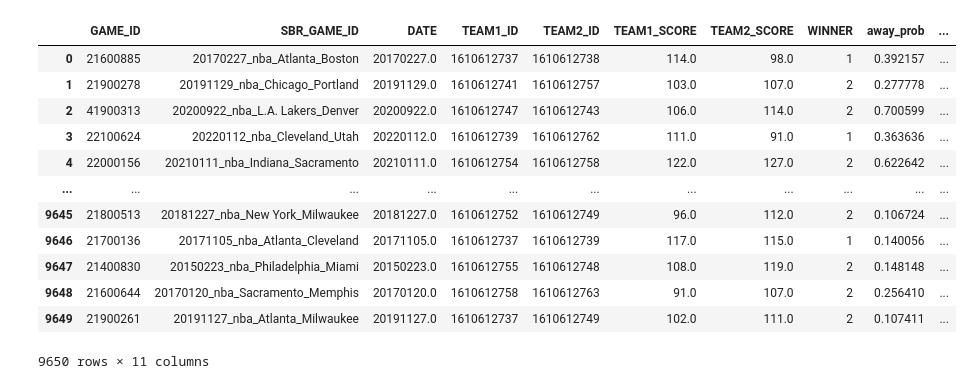
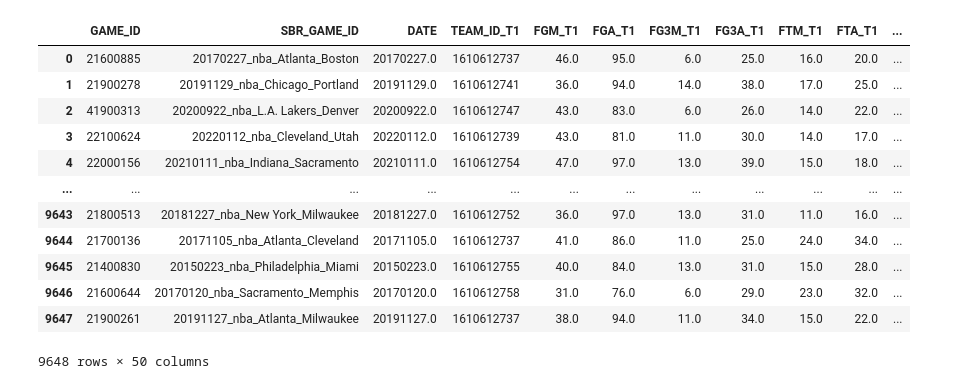
Before and after one commit to iiisong/ML-NBA-Betting, a Jupyter notebook: data_proc/team_info.ipynb, the cells around one changed output. Saved outputs shown, nothing was run; the diff lists cells and outputs as text; code cells hidden in the pictures.

```diff
--- a/data_proc/team_info.ipynb
+++ b/data_proc/team_info.ipynb
@@ -6,4 +6,5 @@ from progressbar import progressbar
 # %%
 pd.set_option('display.max_columns', 50)
 pd.set_option('display.max_rows', 400)
-pd.options.mode.chained_assignment = None  # default='warn'
+pd.options.display.float_format = '{:5}'.format
+# pd.options.display.max_rows = None
@@ -192,9 +133,9 @@ def games_basic_master(boxscore_dir:str="../data/nba_boxscores",
     '''
 
     if not os.path.isfile("final_scores.csv"):
-        finalscore_df = process_box_scores(boxscore_dir)
+        games_stats = process_box_scores(boxscore_dir)[1]
     else:
-        finalscore_df = pd.read_csv("final_scores.csv")
+        games_stats = pd.read_csv("games_stats.csv")
 
     if not os.path.isfile("game_id_proc.csv"):
         game_id_df = game_id_df(gamelogs_dir)
@@ -234,47 +175,47 @@ def games_basic_master(boxscore_dir:str="../data/nba_boxscores",
     f = os.path.join(bets_dir, f"nba_historical_total.csv")
 
     df = pd.read_csv(f)
     df.dropna(inplace=True)
     df.drop(df[(df["away_line"] != df["home_line"])].index, inplace=True) # home line equal away line
     df.drop(["sport", "date", "bet_type", "away", "home", "home_line"], axis=1, inplace=True)
     df.rename(columns={"away_line": "away_total"}, inplace=True)
     bets_master = bets_master.merge(df, on="game_id", how="outer")
 
     bets_master.dropna(subset=["away_prob", "away_spread", "away_total"], inplace=True)
 
     # final scores
-    master_df = finalscore_df
+    master_df = games_stats
 
     # game ids
     master_df = master_df.merge(game_id_df, on="GAME_ID")
     master_df.insert(1, "SBR_GAME_ID", master_df.pop("SBR_GAME_ID"))
 
     # betting lines
     master_df = master_df.merge(bets_master, left_on="SBR_GAME_ID", right_on="game_id")
     master_df.drop("game_id", axis=1, inplace=True)
     master_df.insert(2, "DATE", master_df.pop("date"))
 
     if to_file:
         master_df.to_csv("games_basic_master.csv", index=False)
 
     return master_df
 
 
 games_basic_master(to_file=True)
 # %% [output]
-|  | GAME_ID | SBR_GAME_ID | DATE | TEAM1_ID | TEAM2_ID | TEAM1_SCORE | TEAM2_SCORE | WINNER | away_prob | ... |
-| 0 | 21600885 | 20170227_nba_Atlanta_Boston | 20170227.0 | 1610612737 | 1610612738 | 114.0 | 98.0 | 1 | 0.392157 | ... |
-| 1 | 21900278 | 20191129_nba_Chicago_Portland | 20191129.0 | 1610612741 | 1610612757 | 103.0 | 107.0 | 2 | 0.277778 | ... |
-| 2 | 41900313 | 20200922_nba_L.A. Lakers_Denver | 20200922.0 | 1610612747 | 1610612743 | 106.0 | 114.0 | 2 | 0.700599 | ... |
-| 3 | 22100624 | 20220112_nba_Cleveland_Utah | 20220112.0 | 1610612739 | 1610612762 | 111.0 | 91.0 | 1 | 0.363636 | ... |
-| 4 | 22000156 | 20210111_nba_Indiana_Sacramento | 20210111.0 | 1610612754 | 1610612758 | 122.0 | 127.0 | 2 | 0.622642 | ... |
-| ... | ... | ... | ... | ... | ... | ... | ... | ... | ... | ... |
-| 9645 | 21800513 | 20181227_nba_New York_Milwaukee | 20181227.0 | 1610612752 | 1610612749 | 96.0 | 112.0 | 2 | 0.106724 | ... |
-| 9646 | 21700136 | 20171105_nba_Atlanta_Cleveland | 20171105.0 | 1610612737 | 1610612739 | 117.0 | 115.0 | 1 | 0.140056 | ... |
-| 9647 | 21400830 | 20150223_nba_Philadelphia_Miami | 20150223.0 | 1610612755 | 1610612748 | 108.0 | 119.0 | 2 | 0.148148 | ... |
-| 9648 | 21600644 | 20170120_nba_Sacramento_Memphis | 20170120.0 | 1610612758 | 1610612763 | 91.0 | 107.0 | 2 | 0.256410 | ... |
-| 9649 | 21900261 | 20191127_nba_Atlanta_Milwaukee | 20191127.0 | 1610612737 | 1610612749 | 102.0 | 111.0 | 2 | 0.107411 | ... |
+|  | GAME_ID | SBR_GAME_ID | DATE | TEAM_ID_T1 | FGM_T1 | FGA_T1 | FG3M_T1 | FG3A_T1 | FTM_T1 | FTA_T1 | ... |
+| 0 | 21600885 | 20170227_nba_Atlanta_Boston | 20170227.0 | 1610612737 | 46.0 | 95.0 | 6.0 | 25.0 | 16.0 | 20.0 | ... |
+| 1 | 21900278 | 20191129_nba_Chicago_Portland | 20191129.0 | 1610612741 | 36.0 | 94.0 | 14.0 | 38.0 | 17.0 | 25.0 | ... |
+| 2 | 41900313 | 20200922_nba_L.A. Lakers_Denver | 20200922.0 | 1610612747 | 43.0 | 83.0 | 6.0 | 26.0 | 14.0 | 22.0 | ... |
+| 3 | 22100624 | 20220112_nba_Cleveland_Utah | 20220112.0 | 1610612739 | 43.0 | 81.0 | 11.0 | 30.0 | 14.0 | 17.0 | ... |
+| 4 | 22000156 | 20210111_nba_Indiana_Sacramento | 20210111.0 | 1610612754 | 47.0 | 97.0 | 13.0 | 39.0 | 15.0 | 18.0 | ... |
+| ... | ... | ... | ... | ... | ... | ... | ... | ... | ... | ... | ... |
+| 9643 | 21800513 | 20181227_nba_New York_Milwaukee | 20181227.0 | 1610612752 | 36.0 | 97.0 | 13.0 | 31.0 | 11.0 | 16.0 | ... |
+| 9644 | 21700136 | 20171105_nba_Atlanta_Cleveland | 20171105.0 | 1610612737 | 41.0 | 86.0 | 11.0 | 25.0 | 24.0 | 34.0 | ... |
+| 9645 | 21400830 | 20150223_nba_Philadelphia_Miami | 20150223.0 | 1610612755 | 40.0 | 84.0 | 13.0 | 31.0 | 15.0 | 28.0 | ... |
+| 9646 | 21600644 | 20170120_nba_Sacramento_Memphis | 20170120.0 | 1610612758 | 31.0 | 76.0 | 6.0 | 29.0 | 23.0 | 32.0 | ... |
+| 9647 | 21900261 | 20191127_nba_Atlanta_Milwaukee | 20191127.0 | 1610612737 | 38.0 | 94.0 | 11.0 | 34.0 | 15.0 | 22.0 | ... |
-9650 rows × 11 columns
+9648 rows × 50 columns
 # %%
 def game_wl_records(dir:str=None, to_file=False) -> pd.DataFrame:
     '''Generate dataframe of games with previous win/loss of each games
```
Also changed, not shown: parts of 7 cells of this notebook, 5 other files.
